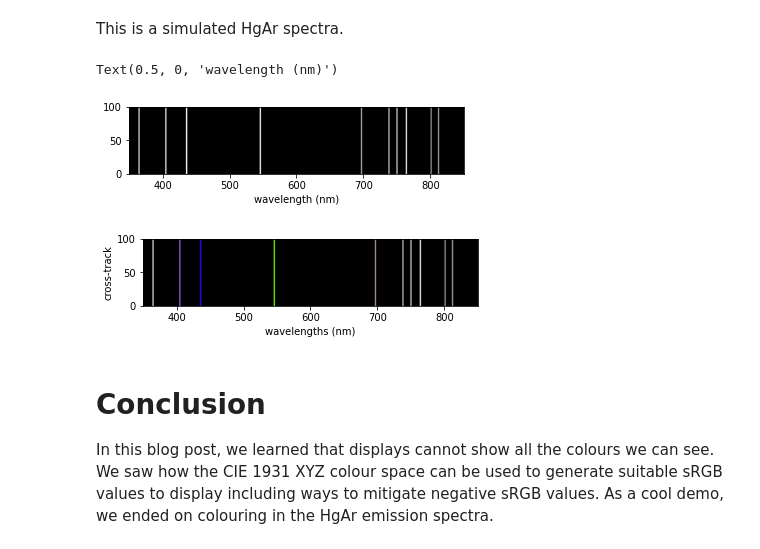
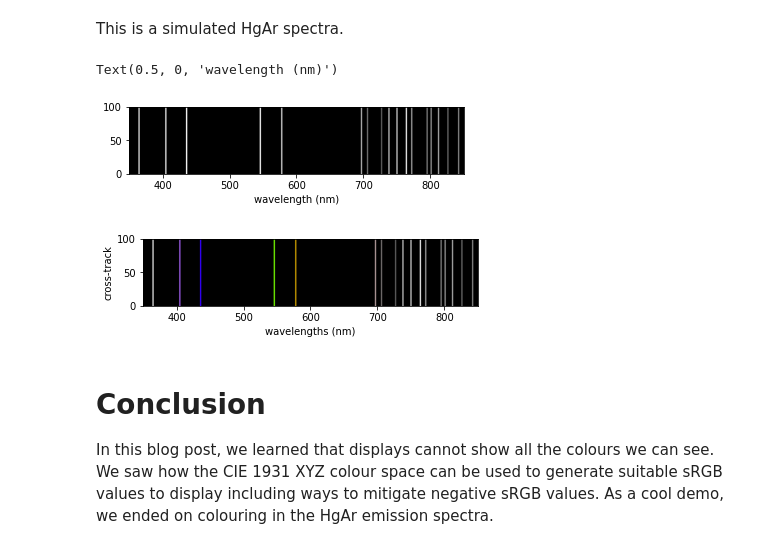
Before and after one commit to YiweiMao/blog, a Jupyter notebook: _notebooks/2021-01-25-Displaying_Spectra.ipynb, the cells around one changed output. Saved outputs shown, nothing was run; the diff lists cells and outputs as text; code cells hidden in the pictures.

Commit message:
added more emission lines in plot

```diff
--- a/_notebooks/2021-01-25-Displaying_Spectra.ipynb
+++ b/_notebooks/2021-01-25-Displaying_Spectra.ipynb
@@ -143,26 +143,26 @@ plot_hsv_LUT_spectrum()
 # %% [markdown]
 This is a simulated HgAr spectra.
 # %%
-lines_nm = [254,436,546,764,405,365,750,738,697,812,912,801] # approx sorted by emission strength
+lines_nm = [254,436,546,764,405,365,578,750,738,697,812,772,912,801,842,795,706,826,852,727] # approx sorted by emission strength
 img = np.zeros((100,1000))
 wavelengths = np.linspace(350,850,1000)
 
 strength = 1.
 for line in lines_nm:
     indx = np.sum(wavelengths<line)
     if indx > 0 and indx < 1000:
         img[:,indx-2:indx+2] = strength
-        strength -= 0.05
+        strength -= 0.04
 
 plt.imshow(img,cmap="gray",extent=[np.min(wavelengths),np.max(wavelengths),0,np.shape(img)[0]])
 plt.xlabel("wavelength (nm)")
 # %% [output]
 Text(0.5, 0, 'wavelength (nm)')
-[figure, old version]
+[figure, new version]
 # %%
 colour_hyperspectral_line(wavelengths,img)
 # %% [output]
-[figure, old version]
+[figure, new version]
 # %% [markdown]
 # Conclusion
 In this blog post, we learned that displays cannot show all the colours we can see. We saw how the CIE 1931 XYZ colour space can be used to generate suitable sRGB values to display including ways to mitigate negative sRGB values. As a cool demo, we ended on colouring in the HgAr emission spectra.
```
Also changed, not shown: parts of 3 cells of this notebook.
